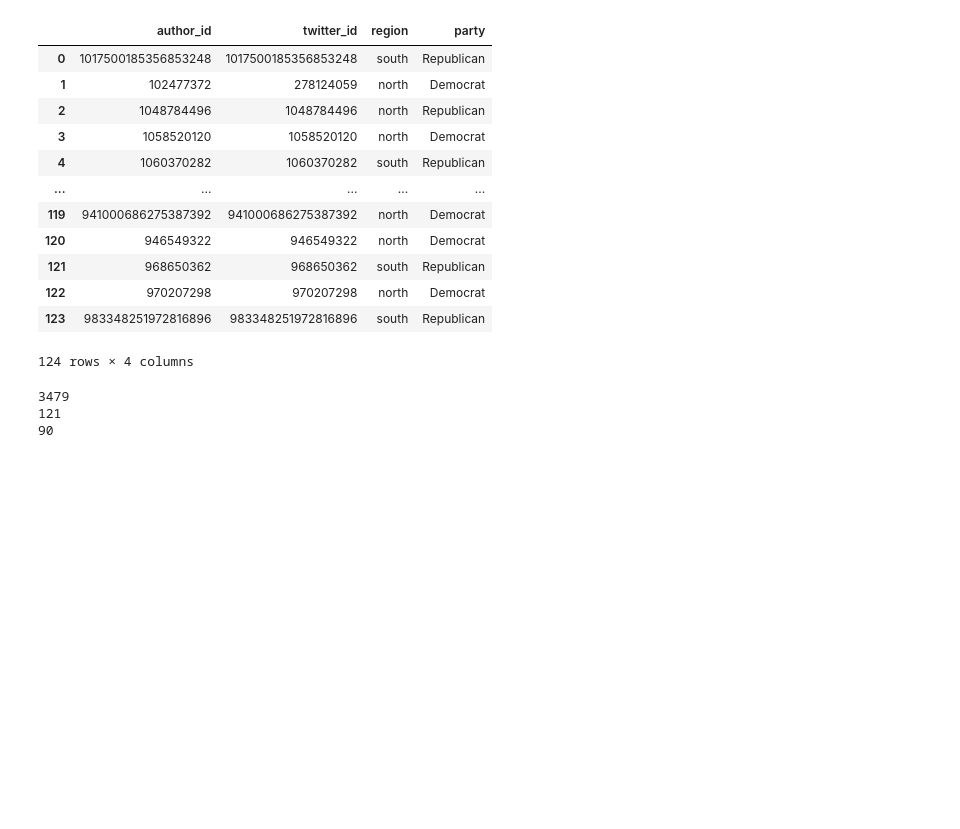
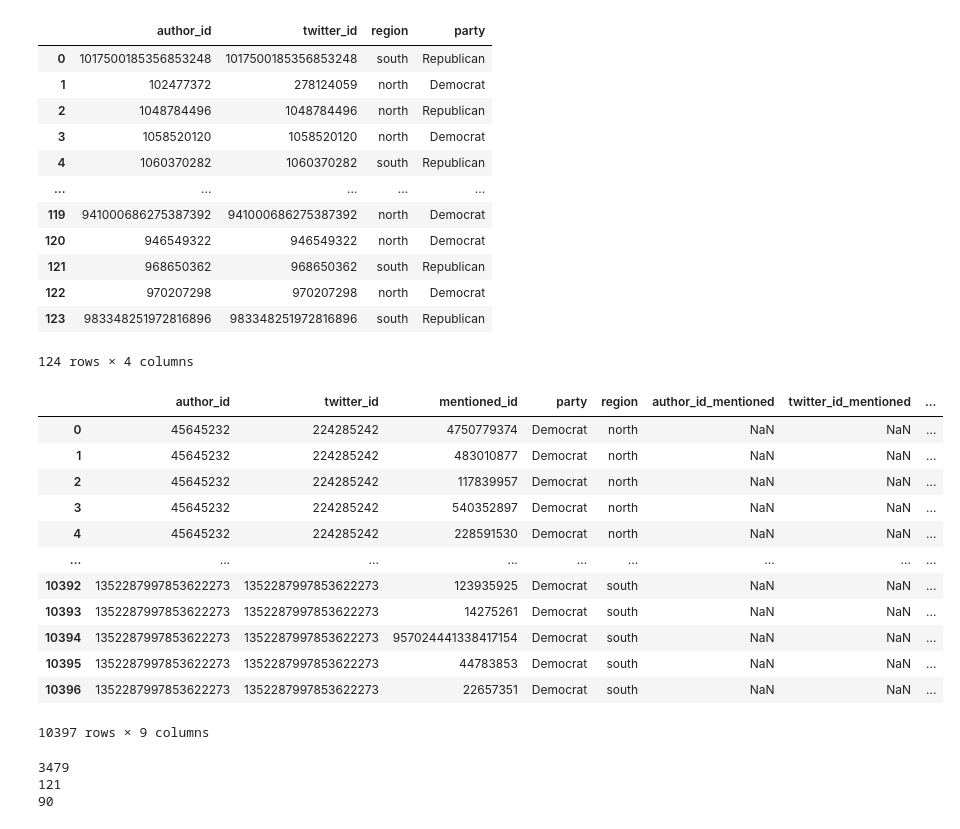
Before and after one commit to CEL-lab/multilayer_polarization, a Jupyter notebook: data/reciprocity.ipynb, the cells around one changed output. Saved outputs shown, nothing was run; the diff lists cells and outputs as text; code cells hidden in the pictures; blank space fills up the shorter version.

```diff
--- a/data/reciprocity.ipynb
+++ b/data/reciprocity.ipynb
@@ -234,6 +481,22 @@ conn.close()
 # %%
 # mentionedUsers.merge(authorIDTwitterID, left_on = 'mentioned_id', right_on = 'author_id', how='left')
 mentionedUsers = mentionedUsers.merge(authorIDTwitterID, left_on='mentioned_id', right_on='author_id', how='left', suffixes=('', '_mentioned'))
+# %%
+mentionedUsers
+# %% [output]
+|  | author_id | twitter_id | mentioned_id | party | region | author_id_mentioned | twitter_id_mentioned | ... |
+| 0 | 45645232 | 224285242 | 4750779374 | Democrat | north | NaN | NaN | ... |
+| 1 | 45645232 | 224285242 | 483010877 | Democrat | north | NaN | NaN | ... |
+| 2 | 45645232 | 224285242 | 117839957 | Democrat | north | NaN | NaN | ... |
+| 3 | 45645232 | 224285242 | 540352897 | Democrat | north | NaN | NaN | ... |
+| 4 | 45645232 | 224285242 | 228591530 | Democrat | north | NaN | NaN | ... |
+| ... | ... | ... | ... | ... | ... | ... | ... | ... |
+| 10392 | 1352287997853622273 | 1352287997853622273 | 123935925 | Democrat | south | NaN | NaN | ... |
+| 10393 | 1352287997853622273 | 1352287997853622273 | 14275261 | Democrat | south | NaN | NaN | ... |
+| 10394 | 1352287997853622273 | 1352287997853622273 | 957024441338417154 | Democrat | south | NaN | NaN | ... |
+| 10395 | 1352287997853622273 | 1352287997853622273 | 44783853 | Democrat | south | NaN | NaN | ... |
+| 10396 | 1352287997853622273 | 1352287997853622273 | 22657351 | Democrat | south | NaN | NaN | ... |
+10397 rows × 9 columns
 # %%
 print(len(mentionedUsers["mentioned_id"].unique()))
 print(len(mentionedUsers["author_id"].unique()))
```
Also changed, not shown: parts of 69 cells of this notebook, 1 other file.
